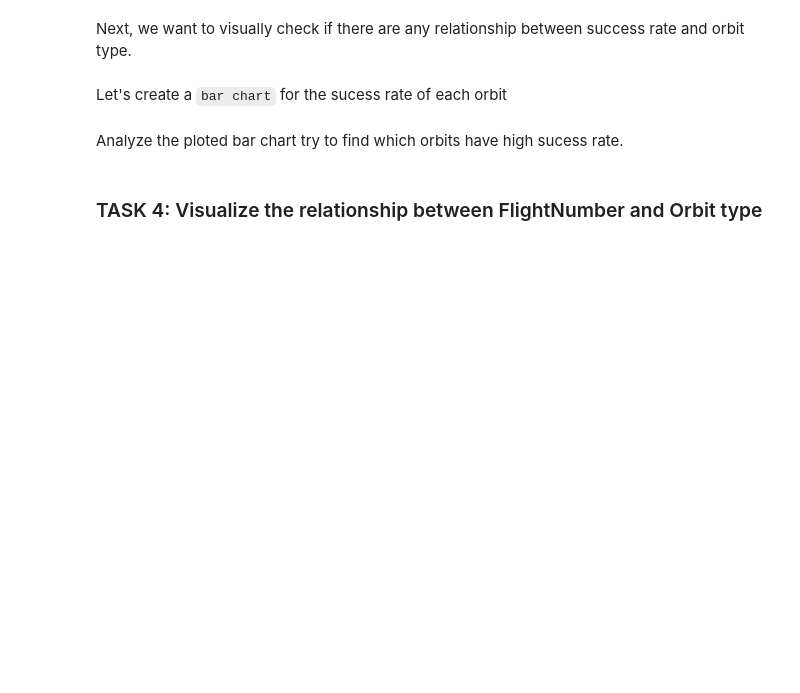
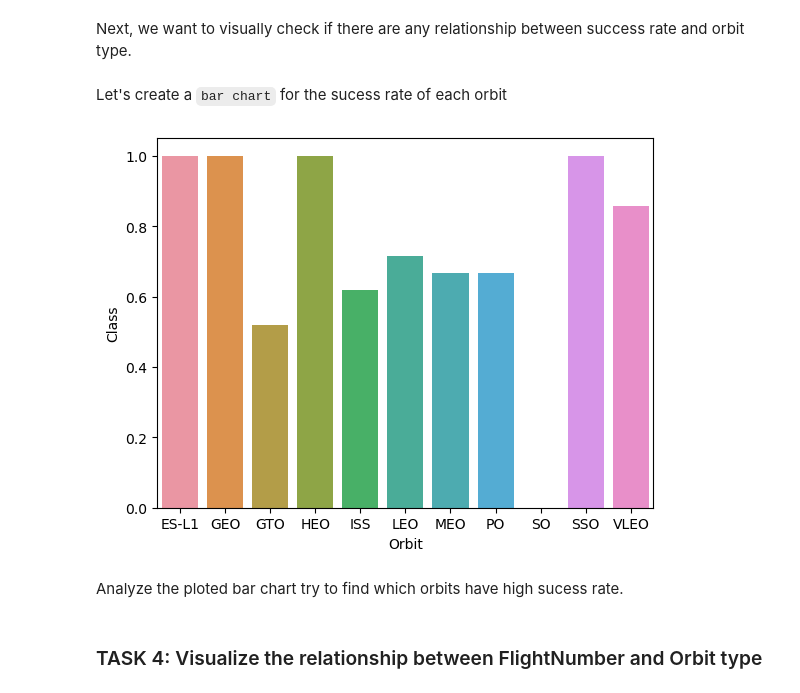
Before and after one commit to rskelley/courseracapstone, a Jupyter notebook: eda with matplotlib and pandas.ipynb, the cells around one changed output. Drawn from its saved outputs; the diff is of its cells as text; code cells hidden in the pictures; blank space fills up the shorter version.

```diff
--- a/eda with matplotlib and pandas.ipynb
+++ b/eda with matplotlib and pandas.ipynb
@@ -98,3 +117,13 @@ Let's create a `bar chart` for the sucess rate of each orbit
+# %%
+# HINT use groupby method on Orbit column and get the mean of Class column
+# sns.barplot(data=pd.DataFrame(df[['Orbit','Class']].groupby('Orbit').mean('Class')),x='Orbit',y='Class')
+tmp_df = pd.DataFrame(df[['Orbit','Class']].groupby('Orbit').mean('Class'))
+tmp_df = tmp_df.reset_index()
+sns.barplot(data=tmp_df, x="Orbit", y="Class")
+plt.show()
+# tmp_df
+# %% [output]
+[figure, added]
 # %% [markdown]
 Analyze the ploted bar chart try to find which orbits have high sucess rate.
 # %% [markdown]
```
Also changed, not shown: parts of 12 cells of this notebook.
